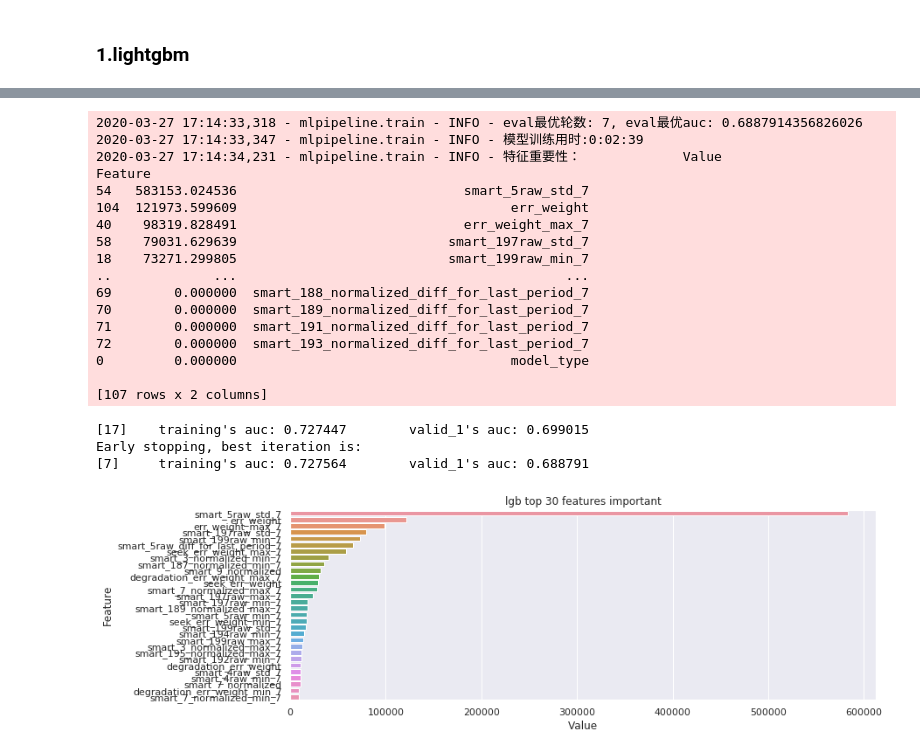
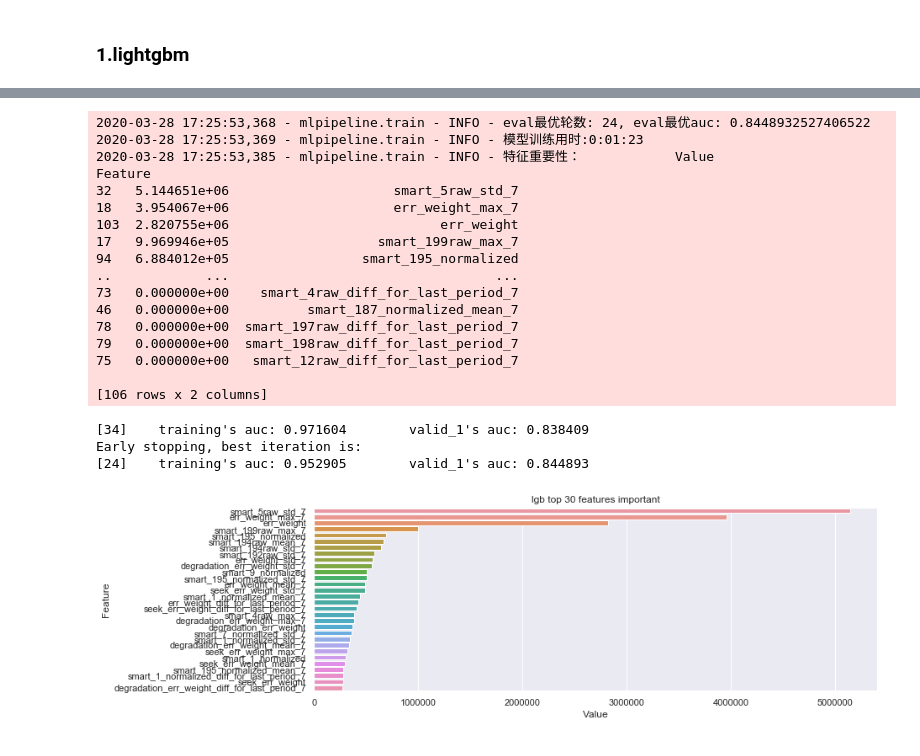
Before and after one commit to DevinWang23/tianchi_ai_ops_2020, a Jupyter notebook: jupyter_notebook/train.ipynb, the cells around one changed output, grey strips where cells are left out. Drawn from its saved outputs; the diff is of its cells as text; code cells hidden in the pictures.

```diff
--- a/jupyter_notebook/train.ipynb
+++ b/jupyter_notebook/train.ipynb
@@ -51,7 +51,7 @@ os.environ["CUDA_VISIBLE_DEVICES"] = "2"
 warnings.simplefilter('ignore', np.RankWarning)
 # %%
 # global variables
-drop_cols = []
+drop_cols = ['model_type']
 # %%
 # functions
 def __dummy():
@@ -119,7 +104,7 @@ model_params = {
     "objective": "binary",
     "boosting": 'gbdt',  # gbdt, dart
     "learning_rate": 0.001,
-    "scale_pos_weight":25,
+    "scale_pos_weight":40,
 #     "is_unbalance": True,
     "num_leaves": 64,
 #     "max_bin":255,
@@ -127,29 +112,33 @@ model_params = {
 #     "max_depth":1,
     "metric": ["auc"],
     "subsample": 0.8,
-    "colsample_bytree": 0.9,
+    "colsample_bytree": 0.7,
     "num_threads": 10,
-    "lambda_l2": 1.2,
-    "lambda_l1": 1.2,
+    "lambda_l2": 0.5,
+    "lambda_l1": 0.5,
     "random_state": 2019,
     "min_data_in_leaf":80,
     "num_boost_round": 1000,
     "device": 'cpu',
-    'boost_from_average':False
+#     'boost_from_average':False
 }
 
 params = {
     'model_params': model_params,
     'model_name': 'lgb',
-    'train_fe_filename': 'train_fe_df_03_01_round_2.feather',
+    'fe_filename': 'fe_df_01_01_round_2.feather', #  'sample_1_fe_df_01_01_round_2.feather',
     'is_eval': True,
     "use_standard": False,  # whether using sklearn-standard
     'use_log': False,
     'use_cv': False,  # for cv
     'drop_cols':drop_cols,
+    'use_retag': False,
+    'num_tag':15,
     'use_sampling': False,
-    'sampling_ratio':1,
-    'train_start_date': '2018-03-01',  # when using cv, should be same as the the earliest day of cv train
+    'sampling_ratio':1,  # downsampling
+#     'focal_loss_alpha':0.25,
+#     'focal_loss_gamma':2,
+    'train_start_date': '2018-04-01',  # when using cv, should be same as the the earliest day of cv train
     'train_end_date': '2018-05-31', # when using cv, should be same as the the latest day of cv valid
     'eval_on_model_id': None, # 1,2,None
     'train_on_model_id':None, # 1 ,2 , None
@@ -191,20 +180,20 @@ Training until validation scores don't improve for 10 rounds.
-2020-03-27 17:14:33,318 - mlpipeline.train - INFO - eval最优轮数: 7, eval最优auc: 0.6887914356826026
-2020-03-27 17:14:33,347 - mlpipeline.train - INFO - 模型训练用时:0:02:39
-2020-03-27 17:14:34,231 - mlpipeline.train - INFO - 特征重要性：             Value                                      Feature
-54   583153.024536                             smart_5raw_std_7
-104  121973.599609                                   err_weight
-40    98319.828491                             err_weight_max_7
-58    79031.629639                           smart_197raw_std_7
-18    73271.299805                           smart_199raw_min_7
-..             ...                                          ...
-69        0.000000  smart_188_normalized_diff_for_last_period_7
-70        0.000000  smart_189_normalized_diff_for_last_period_7
-71        0.000000  smart_191_normalized_diff_for_last_period_7
-72        0.000000  smart_193_normalized_diff_for_last_period_7
-0         0.000000                                   model_type
+2020-03-28 17:25:53,368 - mlpipeline.train - INFO - eval最优轮数: 24, eval最优auc: 0.8448932527406522
+2020-03-28 17:25:53,369 - mlpipeline.train - INFO - 模型训练用时:0:01:23
+2020-03-28 17:25:53,385 - mlpipeline.train - INFO - 特征重要性：            Value                              Feature
+32   5.144651e+06                     smart_5raw_std_7
+18   3.954067e+06                     err_weight_max_7
+103  2.820755e+06                           err_weight
+17   9.969946e+05                   smart_199raw_max_7
+94   6.884012e+05                 smart_195_normalized
+..            ...                                  ...
+73   0.000000e+00    smart_4raw_diff_for_last_period_7
+46   0.000000e+00          smart_187_normalized_mean_7
+78   0.000000e+00  smart_197raw_diff_for_last_period_7
+79   0.000000e+00  smart_198raw_diff_for_last_period_7
+75   0.000000e+00   smart_12raw_diff_for_last_period_7
 
-[107 rows x 2 columns]
+[106 rows x 2 columns]
-[17]    training's auc: 0.727447        valid_1's auc: 0.699015
+[34]    training's auc: 0.971604        valid_1's auc: 0.838409
 Early stopping, best iteration is:
-[7]     training's auc: 0.727564        valid_1's auc: 0.688791
+[24]    training's auc: 0.952905        valid_1's auc: 0.844893
-[figure, old version]
+[figure, new version]
```
Also changed, not shown: parts of 4 cells of this notebook, 5 other files.
